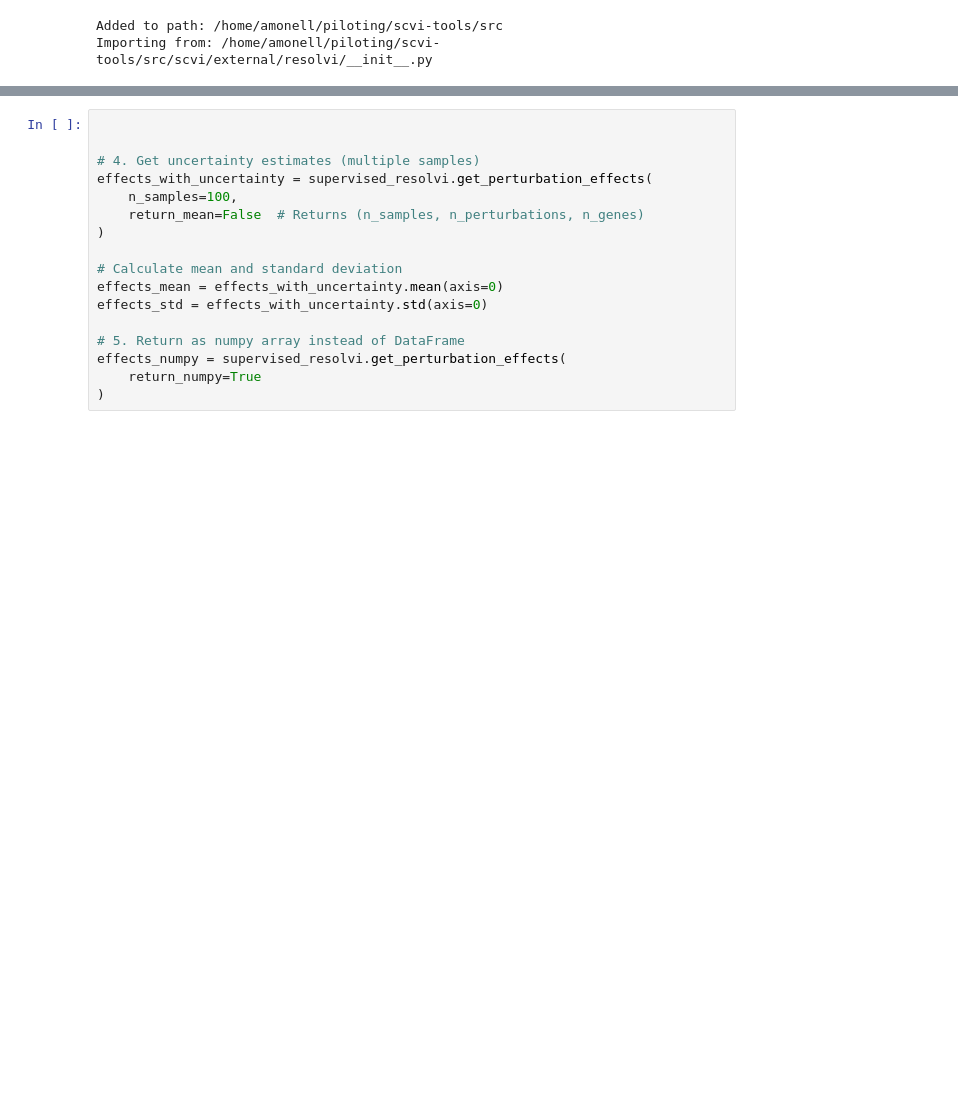
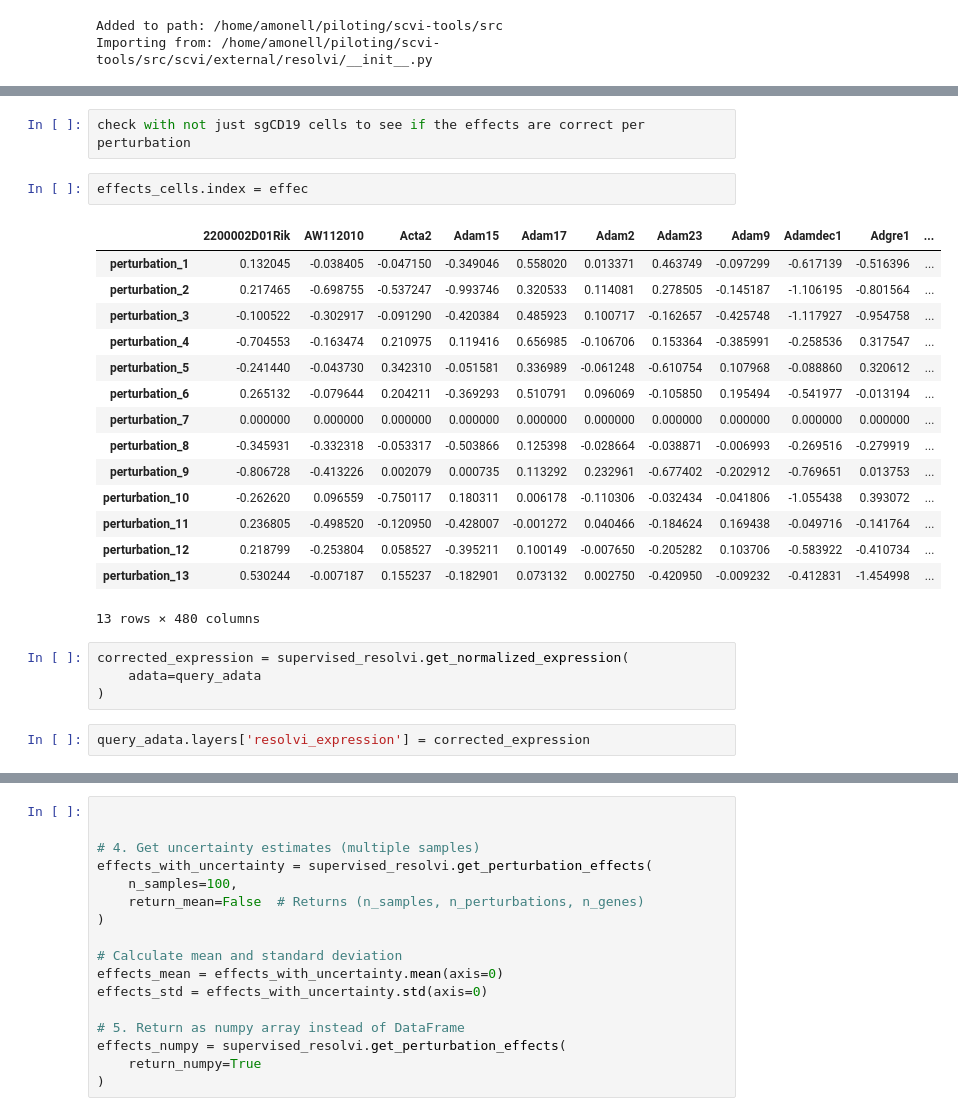
Before and after one commit to amonell/scvi-tools, a Jupyter notebook: resolve_perurb_tests/test1.ipynb, the cells around one changed output, grey strips where cells are left out. Saved outputs shown, nothing was run; the diff lists cells and outputs as text; blank space fills up the shorter version.

```diff
--- a/resolve_perurb_tests/test1.ipynb
+++ b/resolve_perurb_tests/test1.ipynb
@@ -77,0 +180,26 @@ effects_cells[['Aldh1a1', 'Muc2', 'Sell', 'Il18rap', 'Xist', 'Il15']]
+# %%
+check with not just sgCD19 cells to see if the effects are correct per perturbation
+# %%
+effects_cells.index = effec
+# %% [output]
+|  | 2200002D01Rik | AW112010 | Acta2 | Adam15 | Adam17 | Adam2 | Adam23 | Adam9 | Adamdec1 | Adgre1 | ... |
+| perturbation_1 | 0.132045 | -0.038405 | -0.047150 | -0.349046 | 0.558020 | 0.013371 | 0.463749 | -0.097299 | -0.617139 | -0.516396 | ... |
+| perturbation_2 | 0.217465 | -0.698755 | -0.537247 | -0.993746 | 0.320533 | 0.114081 | 0.278505 | -0.145187 | -1.106195 | -0.801564 | ... |
+| perturbation_3 | -0.100522 | -0.302917 | -0.091290 | -0.420384 | 0.485923 | 0.100717 | -0.162657 | -0.425748 | -1.117927 | -0.954758 | ... |
+| perturbation_4 | -0.704553 | -0.163474 | 0.210975 | 0.119416 | 0.656985 | -0.106706 | 0.153364 | -0.385991 | -0.258536 | 0.317547 | ... |
+| perturbation_5 | -0.241440 | -0.043730 | 0.342310 | -0.051581 | 0.336989 | -0.061248 | -0.610754 | 0.107968 | -0.088860 | 0.320612 | ... |
+| perturbation_6 | 0.265132 | -0.079644 | 0.204211 | -0.369293 | 0.510791 | 0.096069 | -0.105850 | 0.195494 | -0.541977 | -0.013194 | ... |
+| perturbation_7 | 0.000000 | 0.000000 | 0.000000 | 0.000000 | 0.000000 | 0.000000 | 0.000000 | 0.000000 | 0.000000 | 0.000000 | ... |
+| perturbation_8 | -0.345931 | -0.332318 | -0.053317 | -0.503866 | 0.125398 | -0.028664 | -0.038871 | -0.006993 | -0.269516 | -0.279919 | ... |
+| perturbation_9 | -0.806728 | -0.413226 | 0.002079 | 0.000735 | 0.113292 | 0.232961 | -0.677402 | -0.202912 | -0.769651 | 0.013753 | ... |
+| perturbation_10 | -0.262620 | 0.096559 | -0.750117 | 0.180311 | 0.006178 | -0.110306 | -0.032434 | -0.041806 | -1.055438 | 0.393072 | ... |
+| perturbation_11 | 0.236805 | -0.498520 | -0.120950 | -0.428007 | -0.001272 | 0.040466 | -0.184624 | 0.169438 | -0.049716 | -0.141764 | ... |
+| perturbation_12 | 0.218799 | -0.253804 | 0.058527 | -0.395211 | 0.100149 | -0.007650 | -0.205282 | 0.103706 | -0.583922 | -0.410734 | ... |
+| perturbation_13 | 0.530244 | -0.007187 | 0.155237 | -0.182901 | 0.073132 | 0.002750 | -0.420950 | -0.009232 | -0.412831 | -1.454998 | ... |
+13 rows × 480 columns
+# %%
+corrected_expression = supervised_resolvi.get_normalized_expression(
+    adata=query_adata
+)
+# %%
+query_adata.layers['resolvi_expression'] = corrected_expression
```
Also changed, not shown: parts of 18 cells of this notebook, 3 other files.
